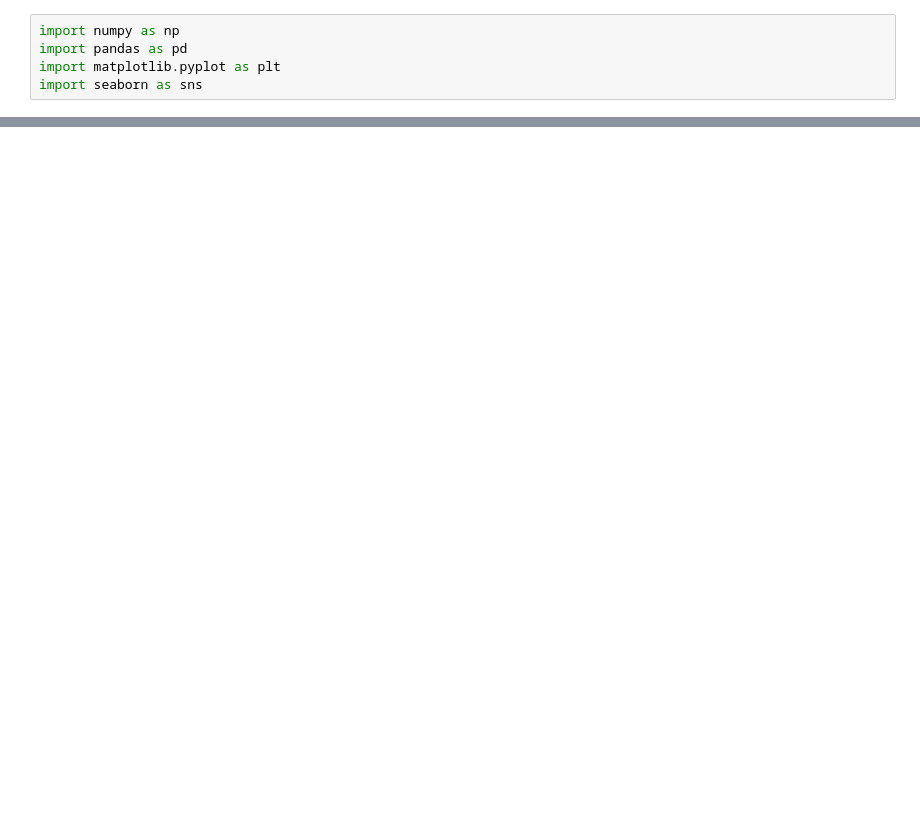
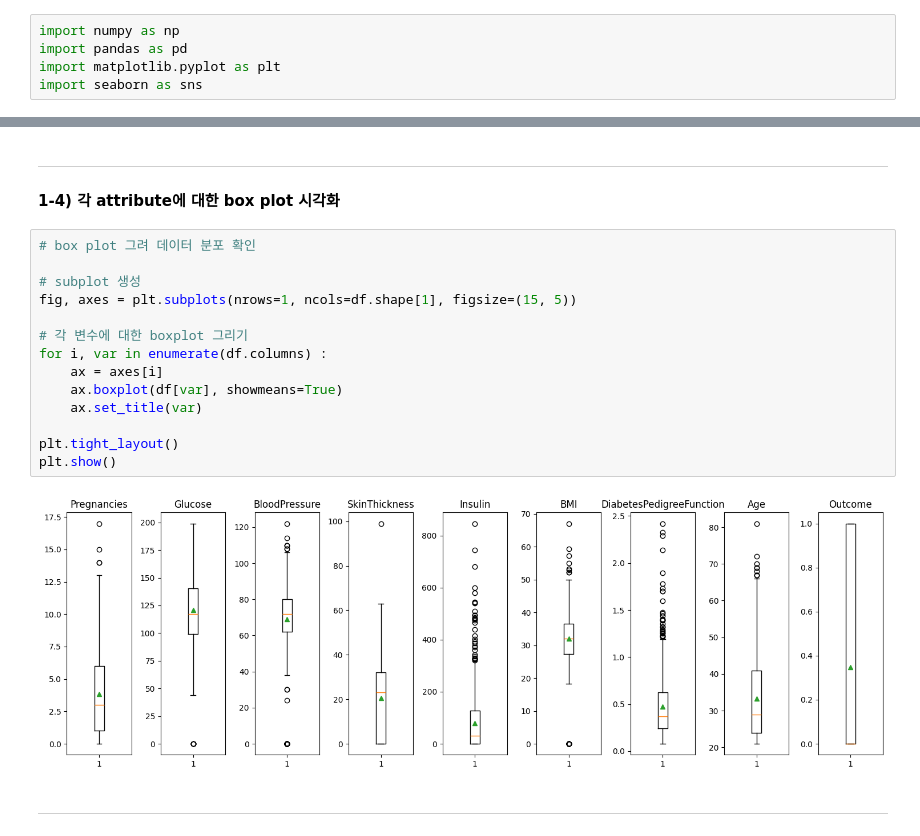
Before and after one commit to lky473736/learning-AI, a Jupyter notebook: report/classification_diabetes.ipynb, the cells around one changed output, grey strips where cells are left out. Saved outputs shown, nothing was run; the diff lists cells and outputs as text; blank space fills up the shorter version.

```diff
--- a/report/classification_diabetes.ipynb
+++ b/report/classification_diabetes.ipynb
@@ -32,0 +237,22 @@ classification을 진행하기 전, 데이터 구조를 파악한다.
+# %% [markdown]
+------
+
+#### 1-4) 각 attribute에 대한 box plot 시각화
+# %%
+# box plot 그려 데이터 분포 확인
+
+# subplot 생성
+fig, axes = plt.subplots(nrows=1, ncols=df.shape[1], figsize=(15, 5))
+
+# 각 변수에 대한 boxplot 그리기
+for i, var in enumerate(df.columns) :
+    ax = axes[i]
+    ax.boxplot(df[var], showmeans=True)
+    ax.set_title(var)
+
+plt.tight_layout()
+plt.show()
+# %% [output]
+[figure, added]
+# %% [markdown]
+-----
```
Also changed, not shown: parts of 38 cells of this notebook, 1 other file.
